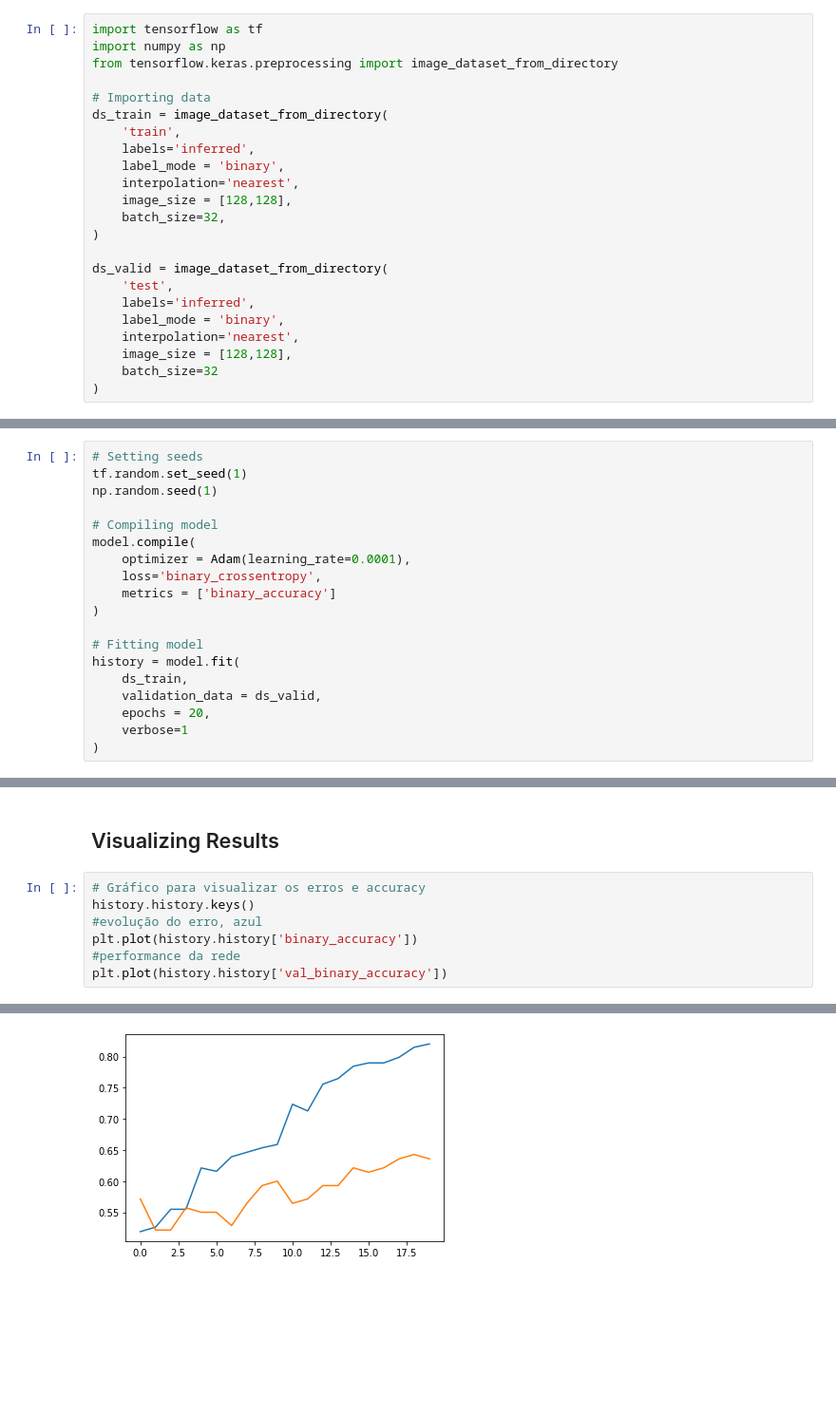
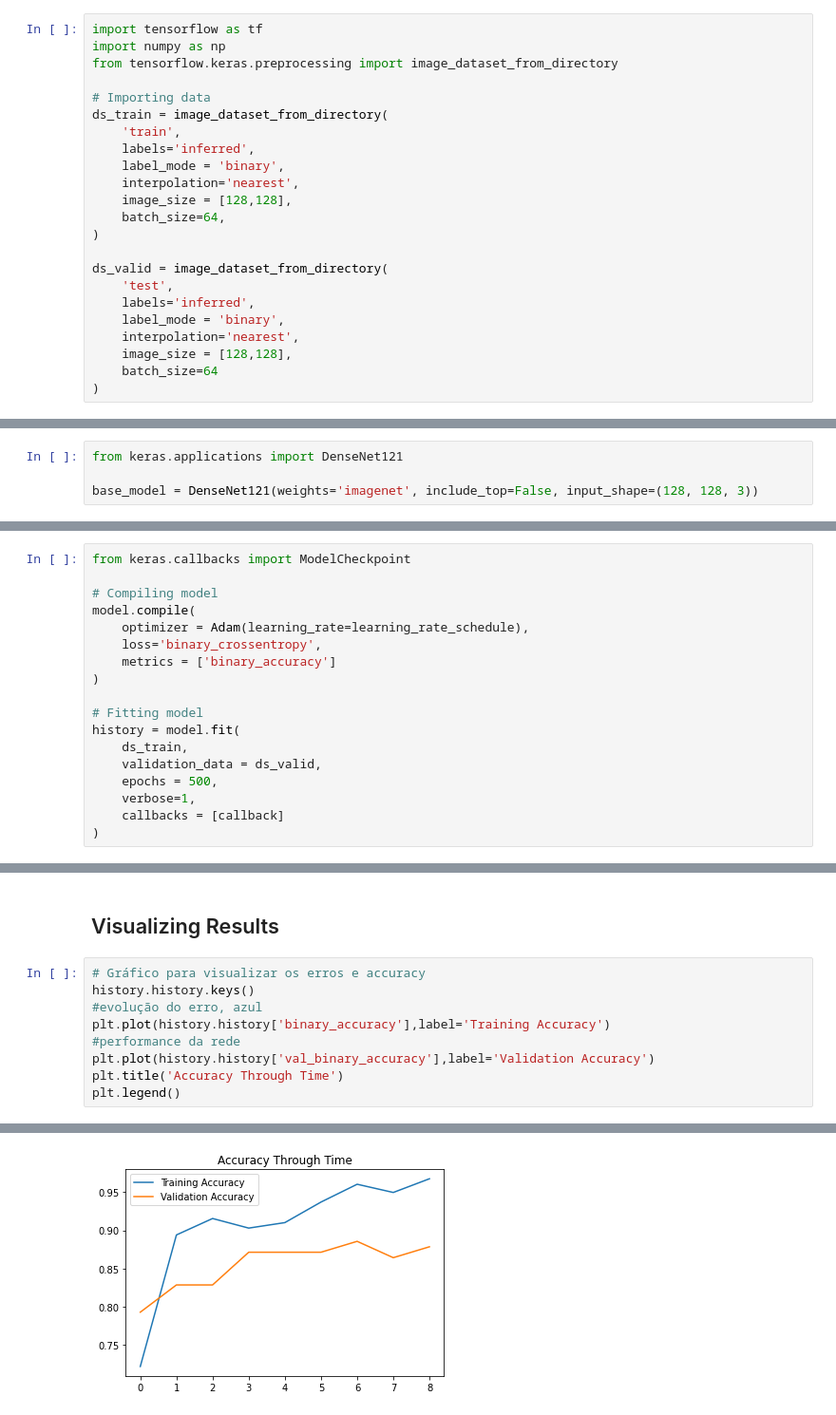
Before and after one commit to devGvieira/Image_Classification, a Jupyter notebook: Classification CD.ipynb, the cells around one changed output, grey strips where cells are left out. Shown: that part at 95% size. Cells and saved outputs as stored; diff of their text form; blank space fills up the shorter version.

```diff
--- a/Classification CD.ipynb
+++ b/Classification CD.ipynb
@@ -14,7 +14,7 @@ ds_train = image_dataset_from_directory(
     label_mode = 'binary',
     interpolation='nearest',
     image_size = [128,128],
-    batch_size=32,
+    batch_size=64,
 )
 
 ds_valid = image_dataset_from_directory(
@@ -23,7 +23,7 @@ ds_valid = image_dataset_from_directory(
     label_mode = 'binary',
     interpolation='nearest',
     image_size = [128,128],
-    batch_size=32
+    batch_size=64
 )
 # %% [output]
 Found 557 files belonging to 2 classes.
@@ -124,0 +76,4 @@ _________________________________________________________________
+# %%
+from keras.applications import DenseNet121
+
+base_model = DenseNet121(weights='imagenet', include_top=False, input_shape=(128, 128, 3))
@@ -127,13 +155,11 @@ _________________________________________________________________
 # %% [markdown]
 In this section, the model is compiled using the Adam optimizer for it being based on stochastic gradient descent algorithms, while its loss function is set to follow a binary crossentropy algorithm, which is optimal for binary classification task. Finally, in order to mensurate the model's accuracy, binary accuracy metric is implemented also for it being optimal for the present task.
 # %%
-# Setting seeds
-tf.random.set_seed(1)
-np.random.seed(1)
+from keras.callbacks import ModelCheckpoint
 
 # Compiling model
 model.compile(
-    optimizer = Adam(learning_rate=0.0001),
+    optimizer = Adam(learning_rate=learning_rate_schedule),
     loss='binary_crossentropy',
     metrics = ['binary_accuracy']
 )
@@ -142,7 +168,8 @@ model.compile(
 history = model.fit(
     ds_train,
     validation_data = ds_valid,
-    epochs = 20,
-    verbose=1
+    epochs = 500,
+    verbose=1,
+    callbacks = [callback]
 )
 # %% [output]
@@ -169,7 +198,9 @@ Epoch 20/20
 # Gráfico para visualizar os erros e accuracy
 history.history.keys()
 #evolução do erro, azul
-plt.plot(history.history['binary_accuracy'])
+plt.plot(history.history['binary_accuracy'],label='Training Accuracy')
 #performance da rede
-plt.plot(history.history['val_binary_accuracy'])
+plt.plot(history.history['val_binary_accuracy'],label='Validation Accuracy')
+plt.title('Accuracy Through Time')
+plt.legend()
 # %% [output]
@@ -177,3 +208,3 @@ plt.plot(history.history['val_binary_accuracy'])
-[figure, old version]
+[figure, new version]
 # %%
 test_loss, test_acc = model.evaluate(ds_valid, verbose=1)
```
Also changed, not shown: parts of 8 cells of this notebook, 1 other file.
